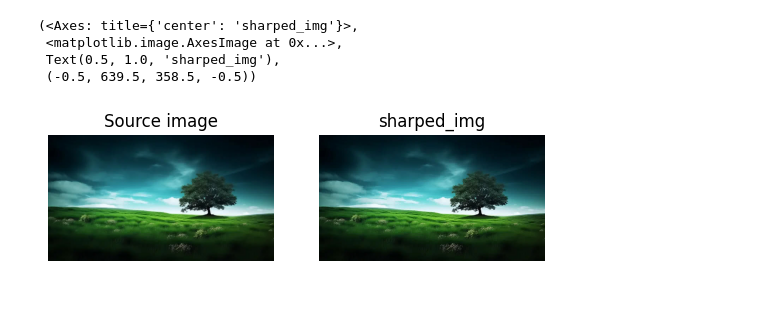
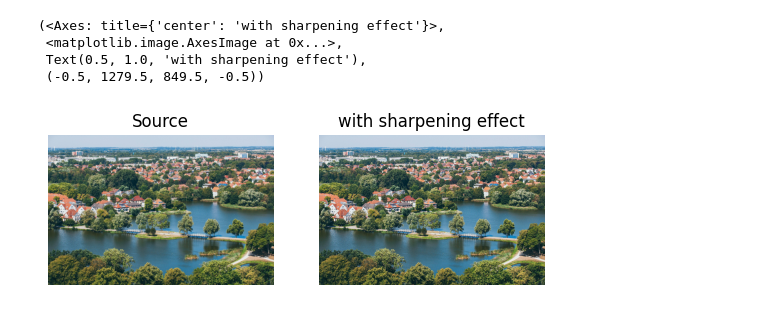
Before and after one commit to Mehrinsherasiya/machine-larning, a Jupyter notebook: Untitled.ipynb, the cells around one changed output. Cells and saved outputs as stored; diff of their text form; code cells hidden in the pictures.

```diff
--- a/Untitled.ipynb
+++ b/Untitled.ipynb
@@ -36,20 +16,19 @@ plt.subplot(3,2,5),plt.imshow(img4),plt.title('k4'),plt.axis('off')
 # %%
-#Image Sharpening
+#Applying advance image filters
+#2).Unsharp (for advanced smoothing effect)
 import cv2
 import matplotlib.pyplot as plt
-import numpy as np
-
-img=cv2.imread('hd.jpg')
-img=cv2.cvtColor(img,cv2.COLOR_BGR2RGB)
-
-gauss=cv2.GaussianBlur(img,(5,5),0)
-sharped_img=cv2.addWeighted(img,1.5,gauss,-0.5,0)
-
-plt.subplot(1,2,1),plt.imshow(img),plt.title('Source image'),plt.axis('off')
-plt.subplot(1,2,2),plt.imshow(sharped_img),plt.title('sharped_img'),plt.axis('off')
+#Taking the image
+img=cv2.imread('aerial.jpg')
+#Blur the image
+gauss=cv2.GaussianBlur(img,(9,9),0)
+#Unsharp masking
+unsharp=cv2.addWeighted(img,1.5,gauss,-0.5,0)
+plt.subplot(1,2,1),plt.imshow(cv2.cvtColor(img,cv2.COLOR_BGR2RGB)),plt.title('Source'),plt.axis('off')
+plt.subplot(1,2,2),plt.imshow(cv2.cvtColor(unsharp,cv2.COLOR_BGR2RGB)),plt.title('with sharpening effect'),plt.axis('off')
 # %% [output]
-(<Axes: title={'center': 'sharped_img'}>,
+(<Axes: title={'center': 'with sharpening effect'}>,
  <matplotlib.image.AxesImage at 0x...>,
- Text(0.5, 1.0, 'sharped_img'),
- (-0.5, 639.5, 358.5, -0.5))
+ Text(0.5, 1.0, 'with sharpening effect'),
+ (-0.5, 1279.5, 849.5, -0.5))
-[figure, old version]
+[figure, new version]
```
Also changed, not shown: parts of 7 cells of this notebook.
